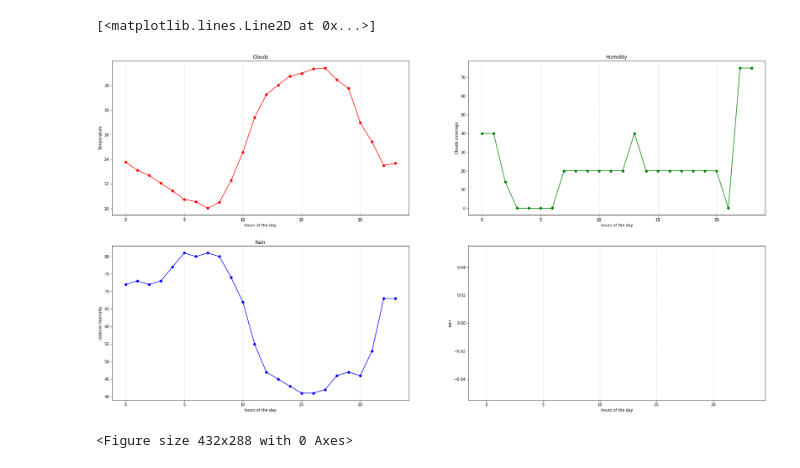
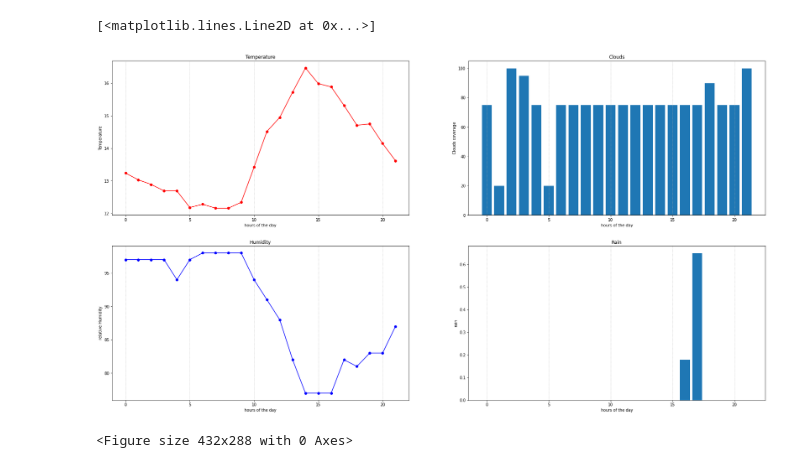
Before and after one commit to denislambret/WeatherDB, a Jupyter notebook: Sandbox_Pandas.ipynb, the cells around one changed output. Cells and saved outputs as stored; diff of their text form; code cells hidden in the pictures.

```diff
--- a/Sandbox_Pandas.ipynb
+++ b/Sandbox_Pandas.ipynb
@@ -138,7 +147,7 @@ queryDate = datetime.today().strftime('%Y-%m-%d')
 location = 6
 raw_data = pd.read_sql(
 """
-SELECT Locations.name, date_timestamp, hour(date_timestamp) as hour, (temp-273.15) as temp, pressure,humidity, clouds_cover, rain_1h, snow_1h
+SELECT Locations.name, date_timestamp, hour(date_timestamp) as hour, (temp-273.15) as temp, pressure,humidity, clouds_cover, rain_1h, snow_1h,wind_dir,wind_speed
 FROM RawRecords
 INNER JOIN Locations ON RawRecords.id_location = Locations.id
 WHERE RawRecords.date_timestamp >= '{}' AND  RawRecords.id_location = {}
@@ -154,10 +179,9 @@ pdata.head(100)
 plt.figure(figsize=(30, 16))
 
 # draw temp curve with pyplot
+plt.subplot(2, 2, 1)
 xpoints = raw_data['hour'].tolist()
 ypoints = raw_data['temp'].tolist()
-
-plt.subplot(2, 2, 1)
 plt.title("Temperature")
 plt.xlabel("hours of the day")
 plt.ylabel("Temperature")
@@ -165,38 +189,39 @@ plt.grid(axis = 'x',linestyle='--',linewidth=0.5)
 display(plt.plot(xpoints, ypoints, 'o-r', linewidth=1.5))
 
 # draw cloud cover percentage
+plt.subplot(2, 2, 2)
 ypoints = raw_data['clouds_cover'].tolist()
 plt.title("Clouds")
-plt.subplot(2, 2, 2)
 plt.xlabel("hours of the day")
 plt.ylabel("Clouds coverage")
 plt.grid(axis = 'x',linestyle='--',linewidth=0.5)
-plt.plot(xpoints, ypoints, 'o-g', linewidth=1.5)
+#plt.plot(xpoints, ypoints, 'o-g', linewidth=1.5)
+plt.bar(xpoints,ypoints)
 
 # draw humidity cover percentage
+plt.subplot(2, 2, 3)
 ypoints = raw_data['humidity'].tolist()
 plt.title("Humidity")
-plt.subplot(2, 2, 3)
 plt.xlabel("hours of the day")
 plt.ylabel("relative Humidity")
 plt.grid(axis = 'x',linestyle='--',linewidth=0.5)
 plt.plot(xpoints, ypoints, 'o-b', linewidth=1.5)
 
 # draw rain barchart
+plt.subplot(2, 2, 4)
 ypoints = raw_data['rain_1h'].tolist()
 plt.title("Rain")
-plt.subplot(2, 2, 4)
 plt.xlabel("hours of the day")
 plt.ylabel("rain")
 plt.grid(axis = 'x',linestyle='--',linewidth=0.5)
 plt.bar(xpoints,ypoints)
 plt.show()
 # Super title
 plt.suptitle("Weather today")
 
 # Show graphs
 plt.show()
 # %% [output]
 [<matplotlib.lines.Line2D at 0x...>]
-[figure, old version]
+[figure, new version]
 <Figure size 432x288 with 0 Axes>
```
Also changed, not shown: parts of 18 cells of this notebook, 3 other files.
